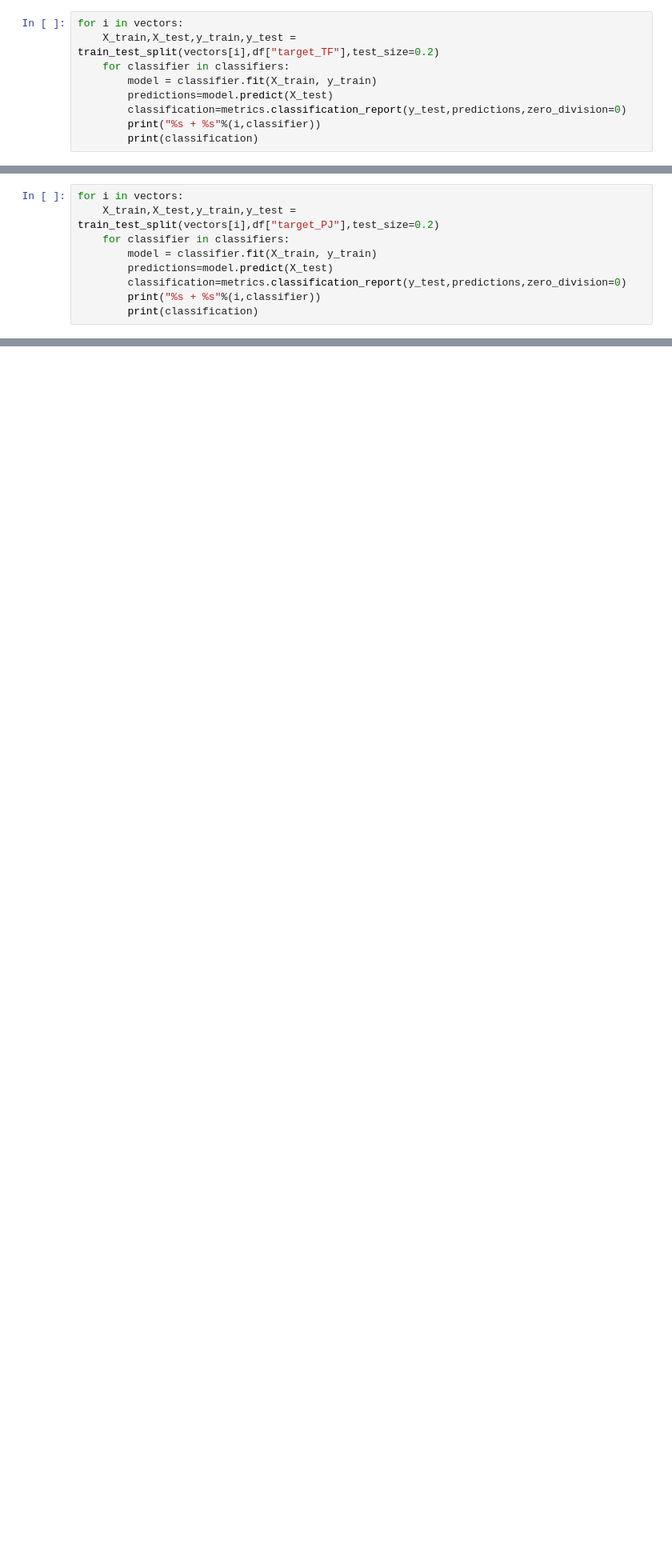
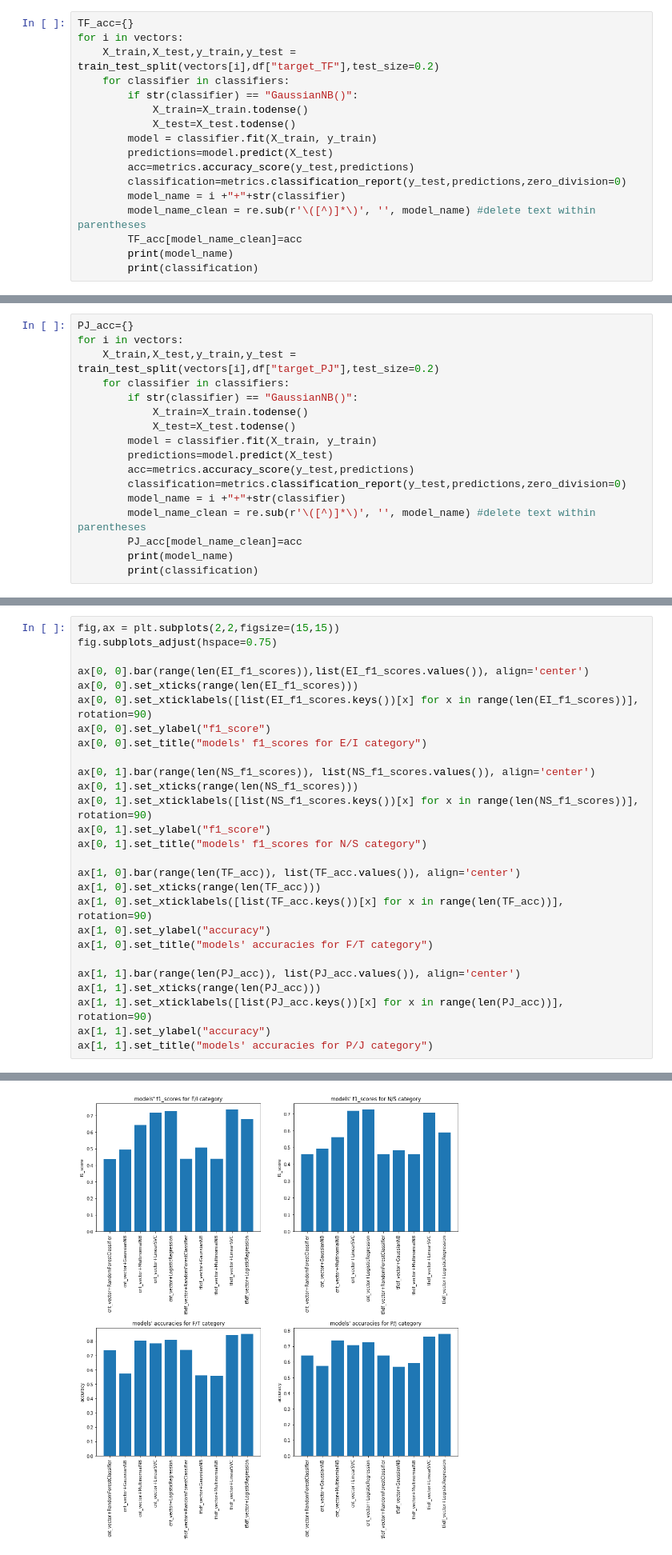
Before and after one commit to pmecchia/mbti_prediction, a Jupyter notebook: model improvement.ipynb, the cells around one changed output, grey strips where cells are left out. Shown at 80% size. Cells and saved outputs as stored; diff of their text form; blank space fills up the shorter version.

Commit message:
models analysis

```diff
--- a/model improvement.ipynb
+++ b/model improvement.ipynb
@@ -196,12 +216,20 @@ As said before, we have to look at f1-score for NS category. It seems that tfidf
 # %% [markdown]
 **TF category:**
 # %%
+TF_acc={}
 for i in vectors:
     X_train,X_test,y_train,y_test = train_test_split(vectors[i],df["target_TF"],test_size=0.2)
     for classifier in classifiers:
+        if str(classifier) == "GaussianNB()":
+            X_train=X_train.todense()
+            X_test=X_test.todense()
         model = classifier.fit(X_train, y_train)
         predictions=model.predict(X_test)
+        acc=metrics.accuracy_score(y_test,predictions)
         classification=metrics.classification_report(y_test,predictions,zero_division=0)
-        print("%s + %s"%(i,classifier))
+        model_name = i +"+"+str(classifier)
+        model_name_clean = re.sub(r'\([^)]*\)', '', model_name) #delete text within parentheses
+        TF_acc[model_name_clean]=acc
+        print(model_name)
         print(classification)
 # %% [output]
@@ -227,12 +253,20 @@ As said before, we have to look at precision for FT category. It seems that tfid
 # %% [markdown]
 **PJ category:**
 # %%
+PJ_acc={}
 for i in vectors:
     X_train,X_test,y_train,y_test = train_test_split(vectors[i],df["target_PJ"],test_size=0.2)
     for classifier in classifiers:
+        if str(classifier) == "GaussianNB()":
+            X_train=X_train.todense()
+            X_test=X_test.todense()
         model = classifier.fit(X_train, y_train)
         predictions=model.predict(X_test)
+        acc=metrics.accuracy_score(y_test,predictions)
         classification=metrics.classification_report(y_test,predictions,zero_division=0)
-        print("%s + %s"%(i,classifier))
+        model_name = i +"+"+str(classifier)
+        model_name_clean = re.sub(r'\([^)]*\)', '', model_name) #delete text within parentheses
+        PJ_acc[model_name_clean]=acc
+        print(model_name)
         print(classification)
 # %% [output]
@@ -280,0 +301,28 @@ tfidf_vector() + LinearSVC() is the model we will use to predict each category
+# %%
+fig,ax = plt.subplots(2,2,figsize=(15,15))
+fig.subplots_adjust(hspace=0.75)
+
+ax[0, 0].bar(range(len(EI_f1_scores)),list(EI_f1_scores.values()), align='center')
+ax[0, 0].set_xticks(range(len(EI_f1_scores)))
+ax[0, 0].set_xticklabels([list(EI_f1_scores.keys())[x] for x in range(len(EI_f1_scores))], rotation=90)
+ax[0, 0].set_ylabel("f1_score")
+ax[0, 0].set_title("models' f1_scores for E/I category")
+
+ax[0, 1].bar(range(len(NS_f1_scores)), list(NS_f1_scores.values()), align='center')
+ax[0, 1].set_xticks(range(len(NS_f1_scores)))
+ax[0, 1].set_xticklabels([list(NS_f1_scores.keys())[x] for x in range(len(NS_f1_scores))], rotation=90)
+ax[0, 1].set_ylabel("f1_score")
+ax[0, 1].set_title("models' f1_scores for N/S category")
+
+ax[1, 0].bar(range(len(TF_acc)), list(TF_acc.values()), align='center')
+ax[1, 0].set_xticks(range(len(TF_acc)))
+ax[1, 0].set_xticklabels([list(TF_acc.keys())[x] for x in range(len(TF_acc))], rotation=90)
+ax[1, 0].set_ylabel("accuracy")
+ax[1, 0].set_title("models' accuracies for F/T category")
+
+ax[1, 1].bar(range(len(PJ_acc)), list(PJ_acc.values()), align='center')
+ax[1, 1].set_xticks(range(len(PJ_acc)))
+ax[1, 1].set_xticklabels([list(PJ_acc.keys())[x] for x in range(len(PJ_acc))], rotation=90)
+ax[1, 1].set_ylabel("accuracy")
+ax[1, 1].set_title("models' accuracies for P/J category")
+# %% [output]
@@ -280,0 +330 @@ tfidf_vector() + LinearSVC() is the model we will use to predict each category
+[figure, added]
```
Also changed, not shown: parts of 16 cells of this notebook.
